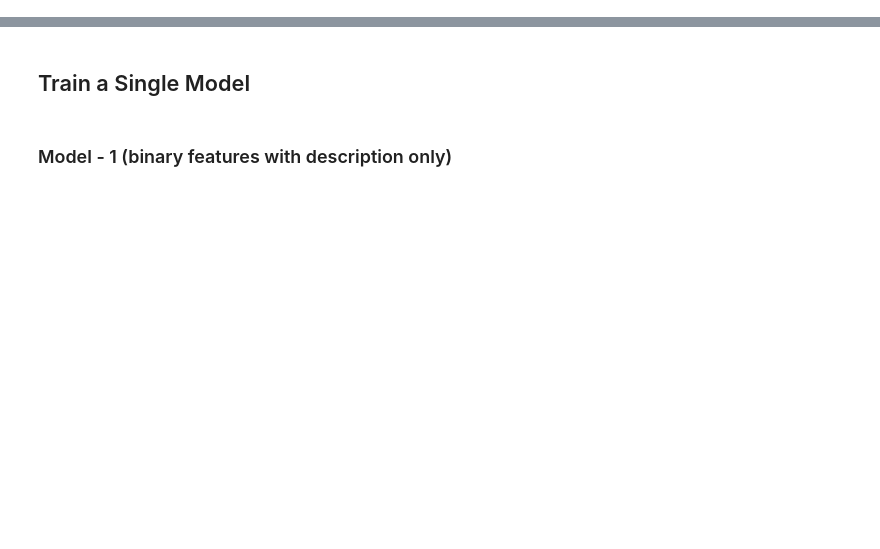
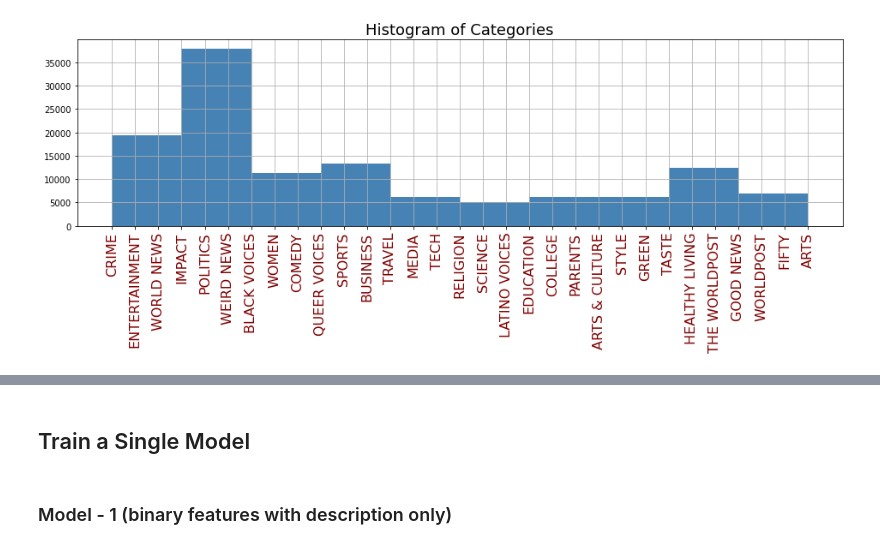
Before and after one commit to khanalg44/natural_language_processing, a Jupyter notebook: news_text_classification/Text_Classification_with_Logistic_Regression.ipynb, the cells around one changed output, grey strips where cells are left out. Saved outputs shown, nothing was run; the diff lists cells and outputs as text; code cells hidden in the pictures; blank space fills up the shorter version.

```diff
--- a/news_text_classification/Text_Classification_with_Logistic_Regression.ipynb
+++ b/news_text_classification/Text_Classification_with_Logistic_Regression.ipynb
@@ -235,0 +65,6 @@ def train_model(df,field="text_desc",feature_rep="binary",top_k=3):
+# %%
+df.category.hist(color='steelblue', figsize=(16, 4)) # lightskyblue
+plt.title('Histogram of Categories',fontsize=18)
+plt.xticks(fontsize=16, rotation=90, color='maroon');
+# %% [output]
+[figure, added]
```
Also changed, not shown: parts of 52 cells of this notebook, 1 other file.
